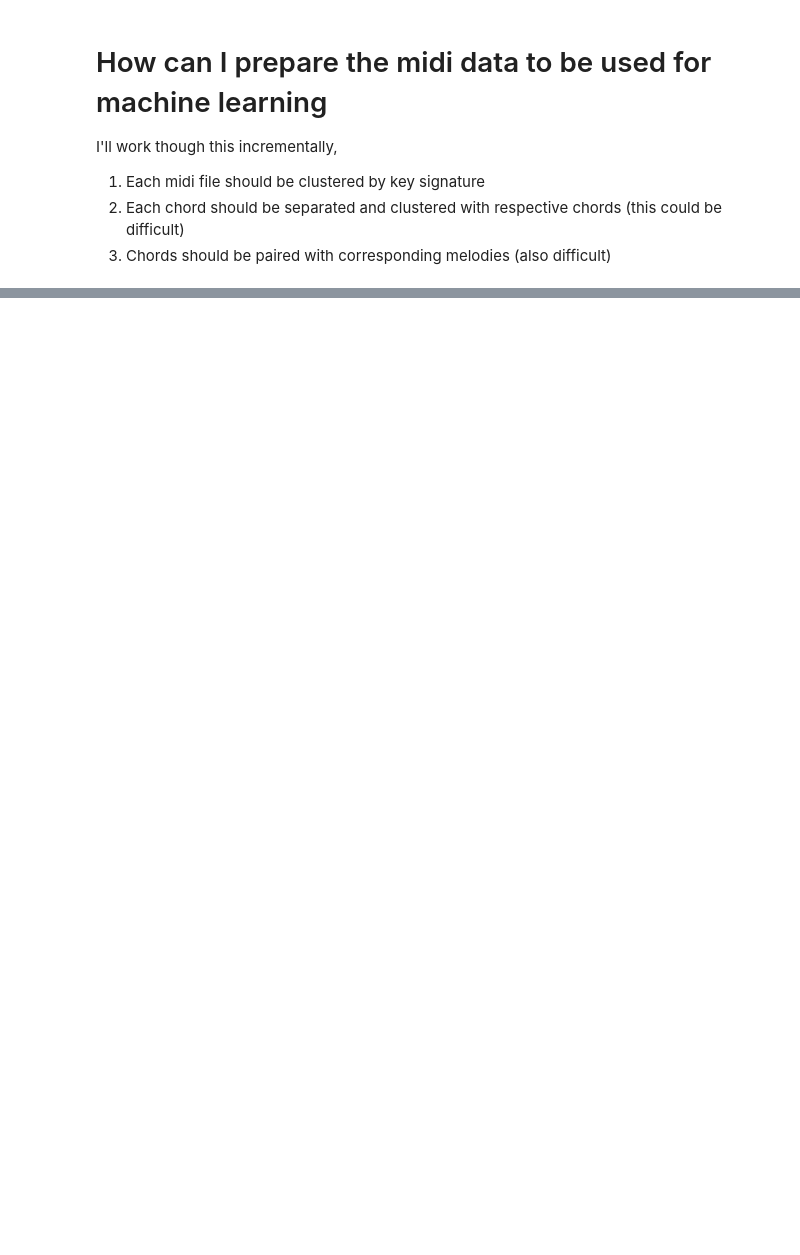
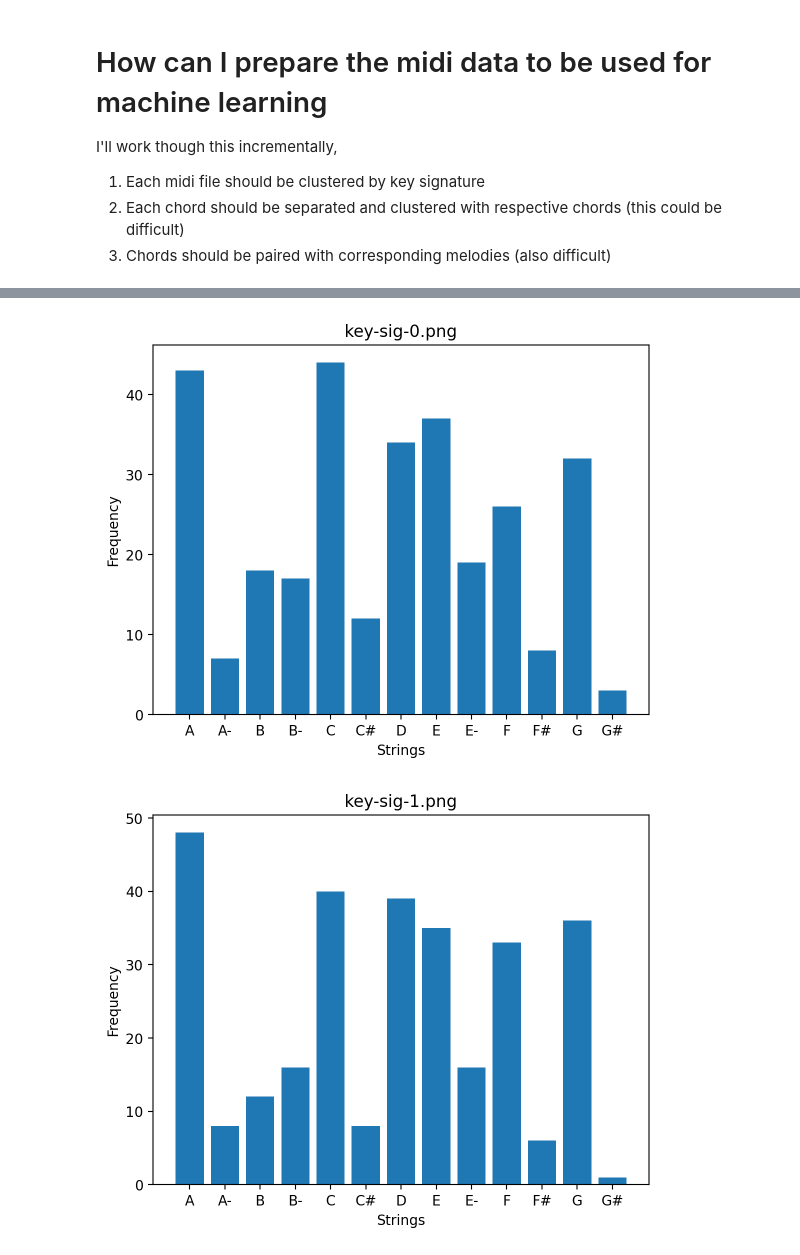
Before and after one commit to CiaranMaloy/Midi-Generation, a Jupyter notebook: Data_Notebook.ipynb, the cells around one changed output, grey strips where cells are left out. Saved outputs shown, nothing was run; the diff lists cells and outputs as text; code cells hidden in the pictures; blank space fills up the shorter version.

```diff
--- a/Data_Notebook.ipynb
+++ b/Data_Notebook.ipynb
@@ -43,0 +45,16 @@ dataset/Lakh-MIDI-Dataset-Clean/D
+# %%
+from music21 import converter, key
+
+def get_key_of_midi_file(midi_file_path):
+    # Load MIDI file
+    midi_stream = converter.parse(midi_file_path)
+
+    # Analyze key
+    key_analysis = midi_stream.analyze('key')
+
+    # Get the key name and mode
+    return key_analysis.tonic.name
+
+# Example usage:
+midi_file_path = 'dataset/Lakh-MIDI-Dataset-Clean/Vaughn/Greensleeves.mid'
+print(get_key_of_midi_file(midi_file_path))
@@ -43,0 +128,13 @@ dataset/Lakh-MIDI-Dataset-Clean/D
+# %%
+# run a few times and generate random samples
+# this is a terrible way of doing it and i should be writing all the outputs to a json file.
+
+root_directory = 'dataset/'
+file_extension = '.mid'
+
+list_of_keys = []
+list_of_files = []
+for _ in range(4):
+    keys, files = file_names_and_key_randomly(root_directory, file_extension, N=600)
+    list_of_keys.append(keys)
+    list_of_files.append(files)
@@ -43,0 +307,12 @@ dataset/Lakh-MIDI-Dataset-Clean/D
+# %%
+for i in range(len(list_of_keys)):
+    plot_string_histogram(list_of_keys[i], f'Results/key-signatures/key-sig-{i}.png')
+
+# save list of keys and list of files
+import json
+
+with open('Results/key-signatures/list-of-keys-and-files.json', 'w') as f:
+    json.dump({'keys': list_of_keys, 'files': list_of_files}, f)
+# %% [output]
+[figure, added]
+[figure, added]
```
Also changed, not shown: parts of 7 cells of this notebook, 5 other files.
